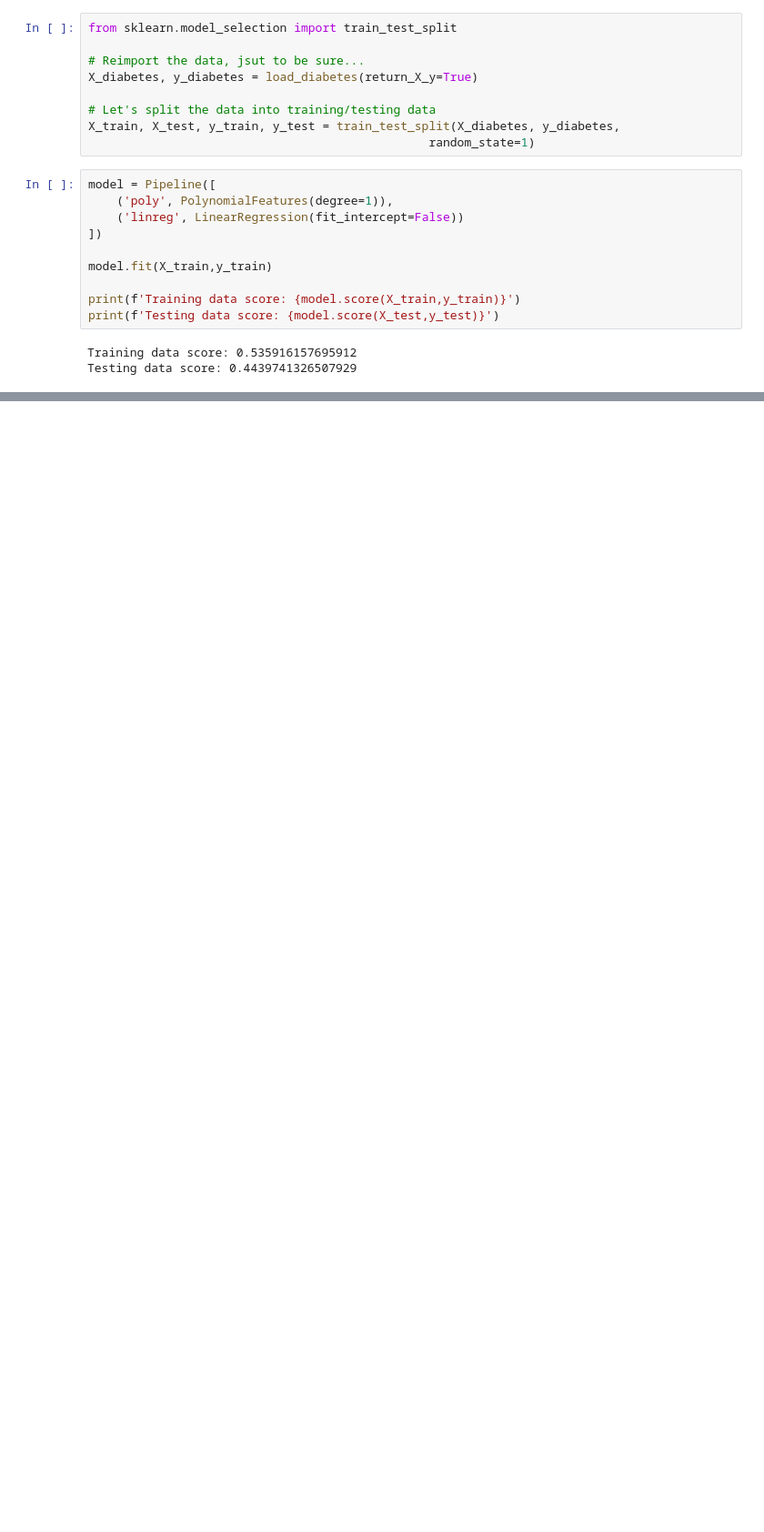
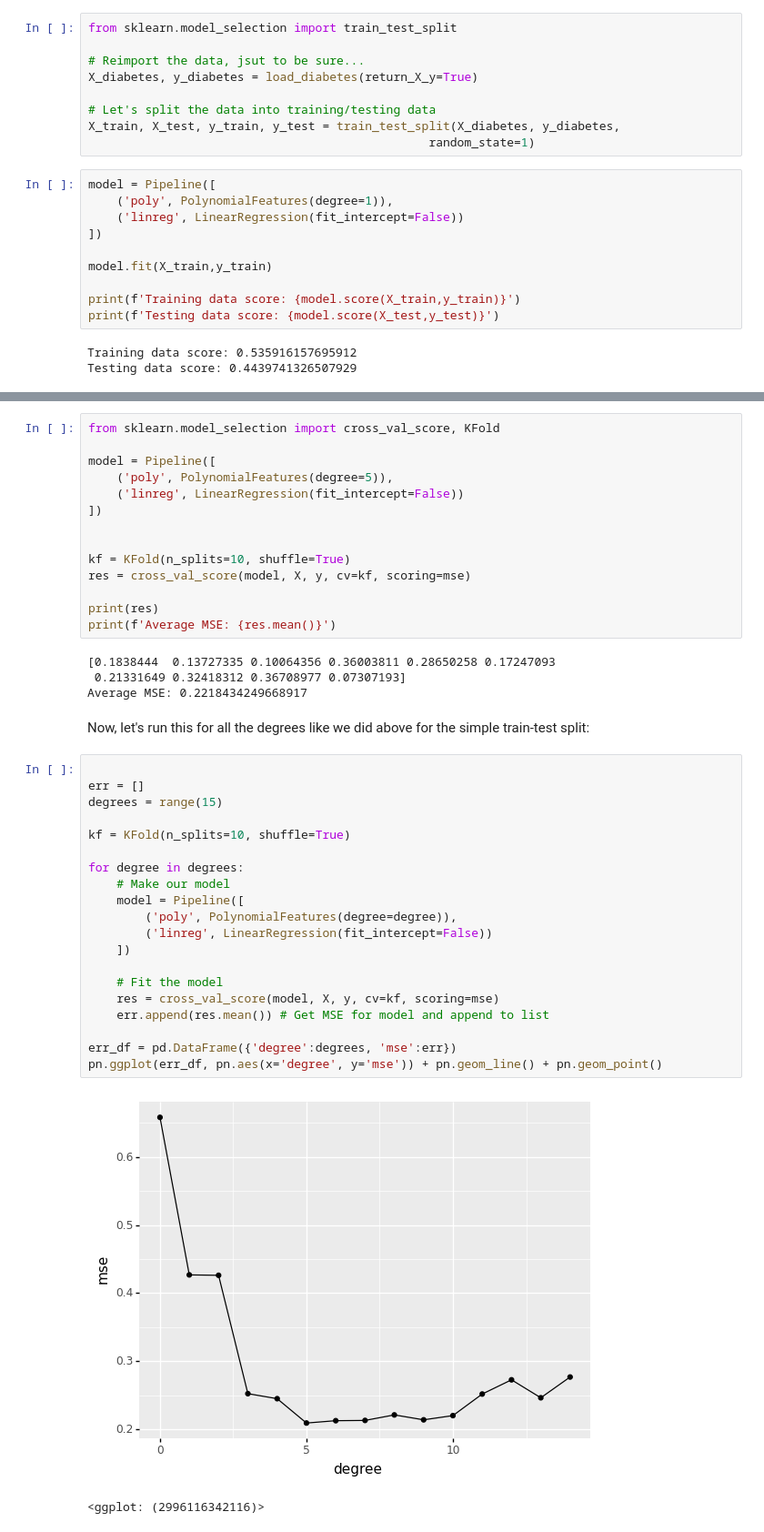
Before and after one commit to AIBiology/Jupyter_Content, a Jupyter notebook: teach_08_Bias_variance_tradeoff.ipynb, the cells around one changed output, grey strips where cells are left out. Shown at 91% size. Cells and saved outputs as stored; diff of their text form; blank space fills up the shorter version.

```diff
--- a/teach_08_Bias_variance_tradeoff.ipynb
+++ b/teach_08_Bias_variance_tradeoff.ipynb
@@ -262,0 +325,43 @@ Testing data score: 0.4439741326507929
+# %%
+from sklearn.model_selection import cross_val_score, KFold
+
+model = Pipeline([
+    ('poly', PolynomialFeatures(degree=5)),
+    ('linreg', LinearRegression(fit_intercept=False))
+])
+
+
+kf = KFold(n_splits=10, shuffle=True)
+res = cross_val_score(model, X, y, cv=kf, scoring=mse)
+
+print(res)
+print(f'Average MSE: {res.mean()}')
+# %% [output]
+[0.1838444  0.13727335 0.10064356 0.36003811 0.28650258 0.17247093
+ 0.21331649 0.32418312 0.36708977 0.07307193]
+Average MSE: 0.2218434249668917
+# %% [markdown]
+Now, let's run this for all the degrees like we did above for the simple train-test split:
+# %%
+
+err = []
+degrees = range(15)
+
+kf = KFold(n_splits=10, shuffle=True)
+
+for degree in degrees:
+    # Make our model
+    model = Pipeline([
+        ('poly', PolynomialFeatures(degree=degree)),
+        ('linreg', LinearRegression(fit_intercept=False))
+    ])
+
+    # Fit the model
+    res = cross_val_score(model, X, y, cv=kf, scoring=mse)
+    err.append(res.mean()) # Get MSE for model and append to list
+
+err_df = pd.DataFrame({'degree':degrees, 'mse':err})
+pn.ggplot(err_df, pn.aes(x='degree', y='mse')) + pn.geom_line() + pn.geom_point()
+# %% [output]
+[figure, added]
+<ggplot: (2996116342116)>
```
Also changed, not shown: parts of 10 cells of this notebook.
